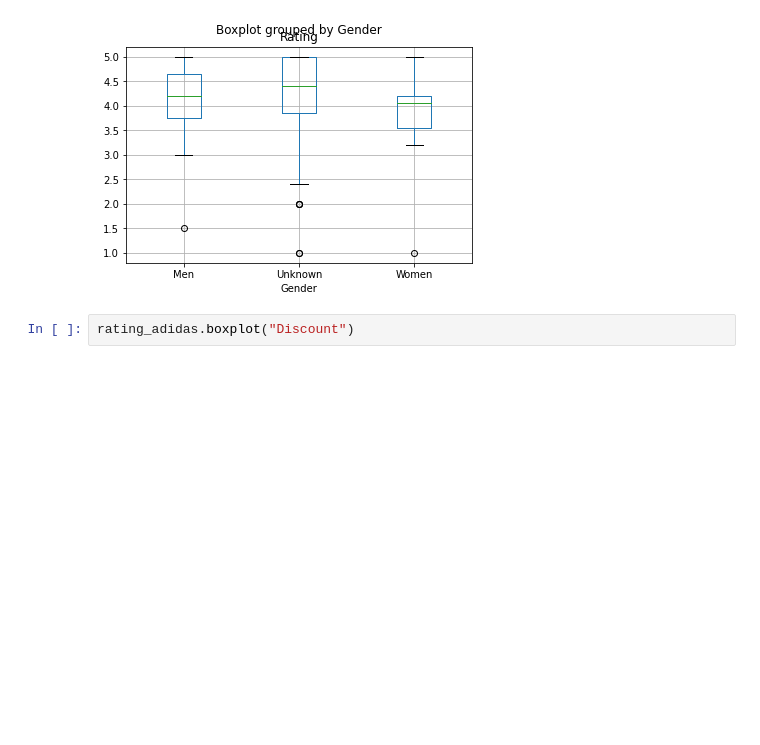
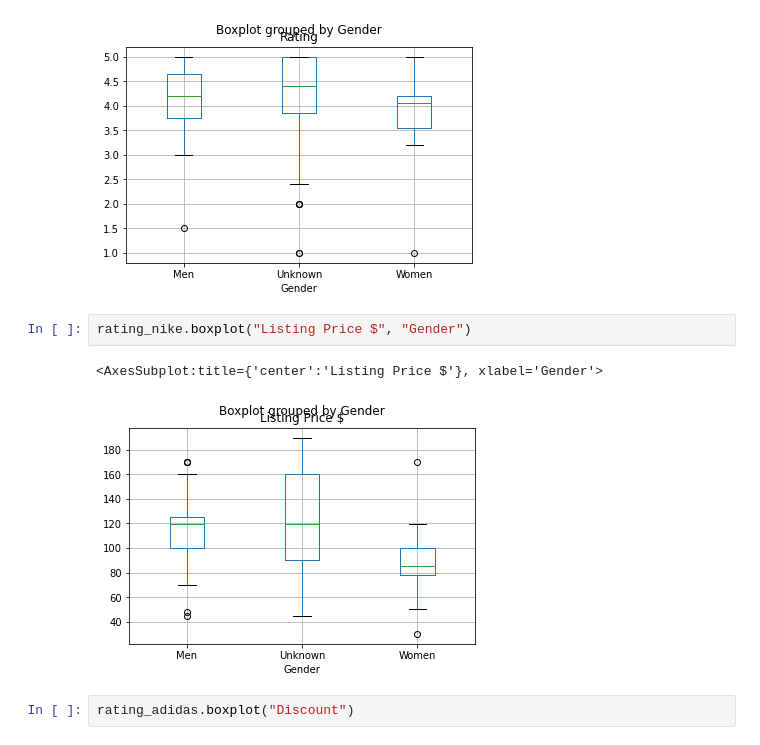
Before and after one commit to abgarberpaul/Nike-vs-Adidas, a Jupyter notebook: AGP_Data_Exploration_and_Analysis.ipynb, the cells around one changed output. Saved outputs shown, nothing was run; the diff lists cells and outputs as text; blank space fills up the shorter version.

Commit message:
updated graphs and seaborn

```diff
--- a/AGP_Data_Exploration_and_Analysis.ipynb
+++ b/AGP_Data_Exploration_and_Analysis.ipynb
@@ -317,6 +319,11 @@ rating_nike.boxplot("Rating", "Gender")
 # %% [output]
 <AxesSubplot:title={'center':'Rating'}, xlabel='Gender'>
 [figure]
+# %%
+rating_nike.boxplot("Listing Price $", "Gender")
+# %% [output]
+<AxesSubplot:title={'center':'Listing Price $'}, xlabel='Gender'>
+[figure, added]
 # %%
 rating_adidas.boxplot("Discount")
 # %% [output]
```
Also changed, not shown: parts of 5 cells of this notebook.
